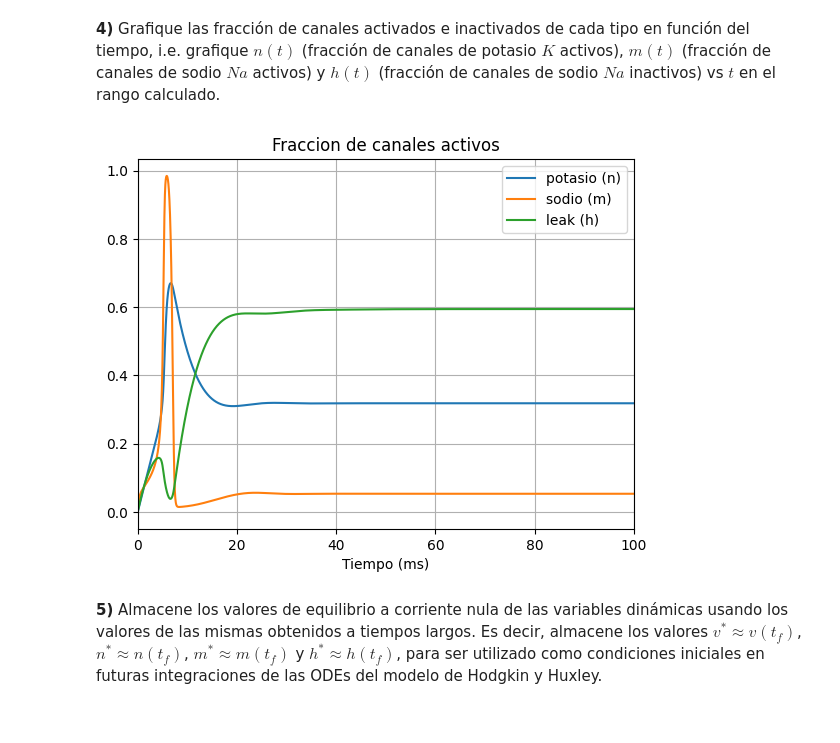
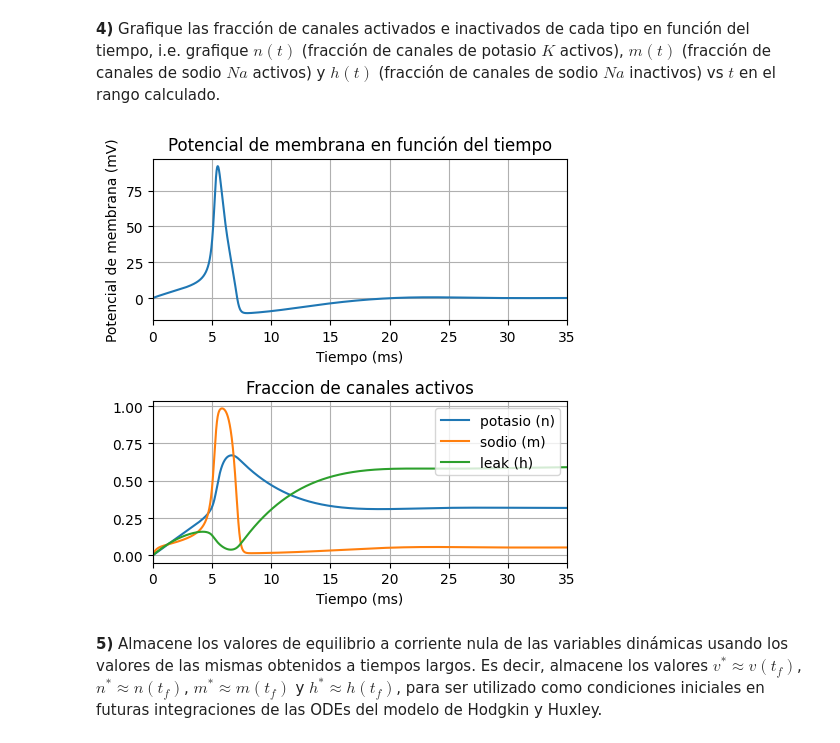
Before and after one commit to AdolfoBanchio/Modelo-Hodgkin-y-Huxley, a Jupyter notebook: redes_neuronales_2024_guia_8.ipynb, the cells around one changed output. Drawn from its saved outputs; the diff is of its cells as text; code cells hidden in the pictures.

```diff
--- a/redes_neuronales_2024_guia_8.ipynb
+++ b/redes_neuronales_2024_guia_8.ipynb
@@ -515,18 +515,28 @@ plt.show()
 **4)** Grafique las fracción de canales activados e inactivados de cada tipo en función del tiempo, i.e. grafique $n(t)$ (fracción de canales de potasio $K$ activos), $m(t)$ (fracción de canales de sodio $Na$ activos) y $h(t)$ (fracción de canales de sodio $Na$ inactivos) vs $t$ en el rango calculado.
 # %%
 # 3.4) graficar n, m, h en función del tiempo
-plt.plot(t,n_rk,label='potasio (n)')
-plt.plot(t,m_rk,label='sodio (m)')
-plt.plot(t,h_rk,label='leak (h)')
-plt.xlabel('Tiempo (ms)')
+fig, ax = plt.subplots(2,1,figsize=(5,5), layout='tight')
 
-plt.title('Fraccion de canales activos')
-plt.xlim(0,100)
-plt.legend()
-plt.grid()
+ax[0].plot(t,v_rk)
+ax[0].set_xlabel('Tiempo (ms)')
+ax[0].set_ylabel('Potencial de membrana (mV)')
+ax[0].set_title('Potencial de membrana en función del tiempo')
+ax[0].set_xlim(0,35)
+ax[0].grid()
+
+
+ax[1].plot(t,n_rk,label='potasio (n)')
+ax[1].plot(t,m_rk,label='sodio (m)')
+ax[1].plot(t,h_rk,label='leak (h)')
+ax[1].set_xlabel('Tiempo (ms)')
+ax[1].set_title('Fraccion de canales activos')
+ax[1].set_xlim(0,35)
+ax[1].legend(loc='upper right')
+ax[1].grid()
+
 plt.show()
 # %% [output]
-[figure, old version]
+[figure, new version]
 # %% [markdown]
 **5)** Almacene los valores de equilibrio a corriente nula de las variables dinámicas usando los valores de las mismas obtenidos a tiempos largos. Es decir, almacene los valores $v^* \approx v(t_f)$, $n^* \approx n(t_f)$, $m^* \approx m(t_f)$ y $h^* \approx h(t_f)$, para ser utilizado como condiciones iniciales en futuras integraciones de las ODEs del modelo de Hodgkin y Huxley.
 # %%
```
Also changed, not shown: parts of 21 cells of this notebook, 12 other files.
